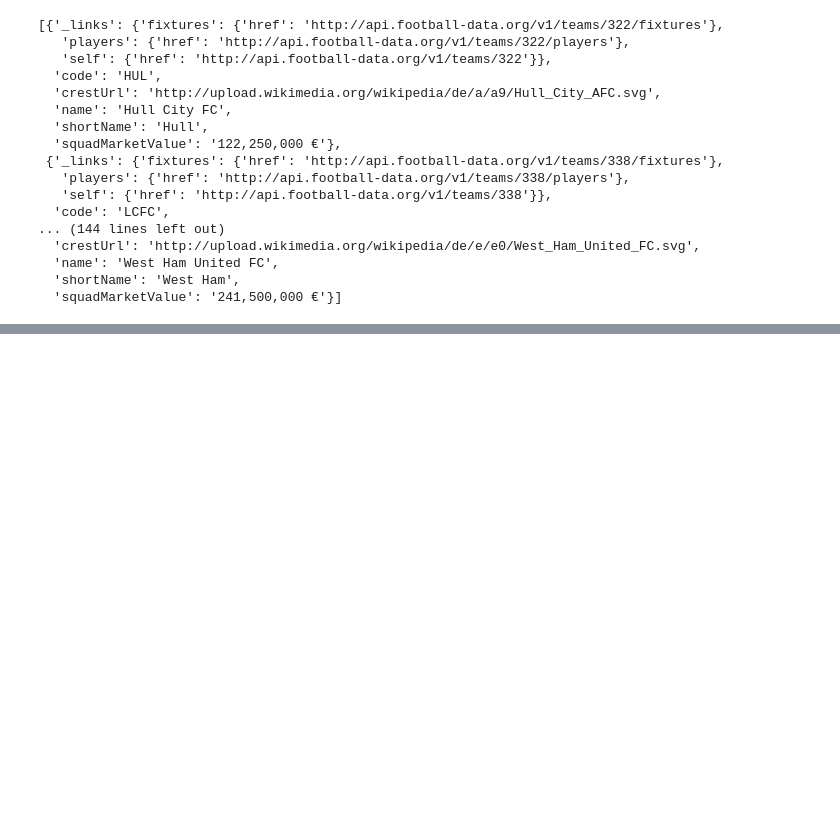
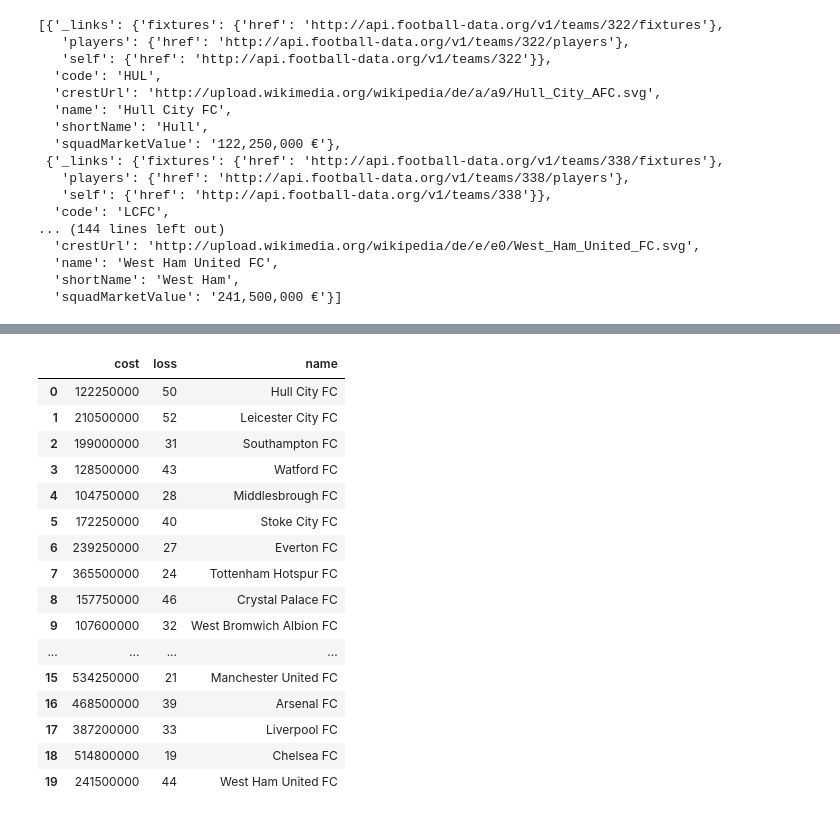
Before and after one commit to feliska/python3_netology, a Jupyter notebook: Block4_homework/lesson4.3.ipynb, the cells around one changed output, grey strips where cells are left out. Cells and saved outputs as stored; diff of their text form; code cells hidden in the pictures; blank space fills up the shorter version.

```diff
--- a/Block4_homework/lesson4.3.ipynb
+++ b/Block4_homework/lesson4.3.ipynb
@@ -73,0 +103,21 @@ Team "West Ham United FC", 35 wins, 241,500,000 €
+# %%
+teams_pd = pd.DataFrame(team_for_pd)
+teams_pd
+# %% [output]
+|  | cost | loss | name |
+| 0 | 122250000 | 50 | Hull City FC |
+| 1 | 210500000 | 52 | Leicester City FC |
+| 2 | 199000000 | 31 | Southampton FC |
+| 3 | 128500000 | 43 | Watford FC |
+| 4 | 104750000 | 28 | Middlesbrough FC |
+| 5 | 172250000 | 40 | Stoke City FC |
+| 6 | 239250000 | 27 | Everton FC |
+| 7 | 365500000 | 24 | Tottenham Hotspur FC |
+| 8 | 157750000 | 46 | Crystal Palace FC |
+| 9 | 107600000 | 32 | West Bromwich Albion FC |
+| ... | ... | ... | ... |
+| 15 | 534250000 | 21 | Manchester United FC |
+| 16 | 468500000 | 39 | Arsenal FC |
+| 17 | 387200000 | 33 | Liverpool FC |
+| 18 | 514800000 | 19 | Chelsea FC |
+| 19 | 241500000 | 44 | West Ham United FC |
```
Also changed, not shown: parts of 13 cells of this notebook.
